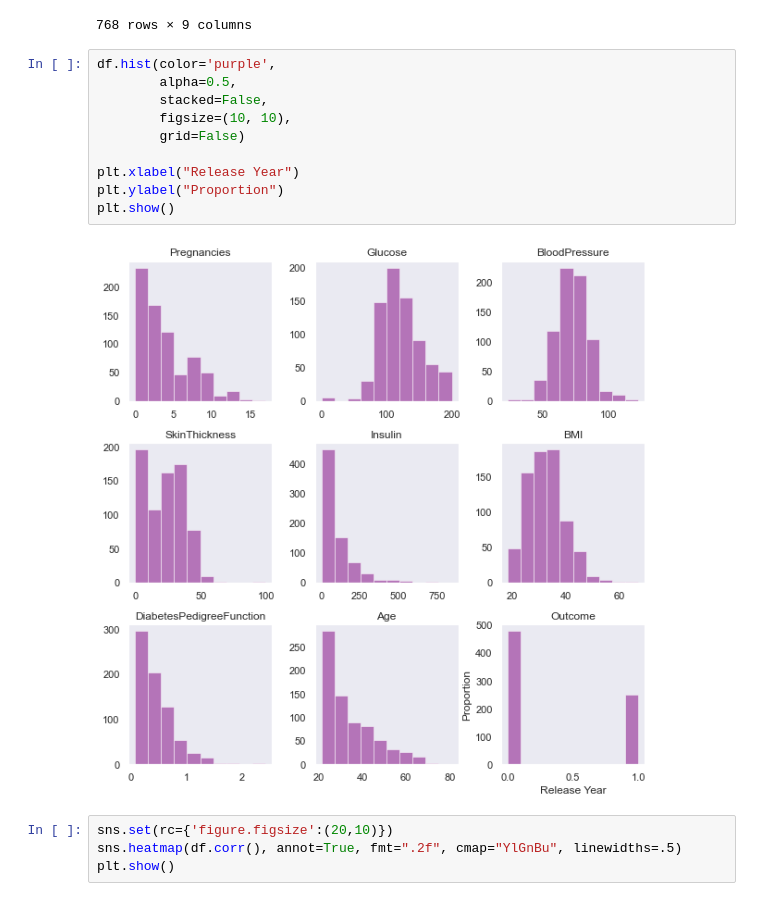
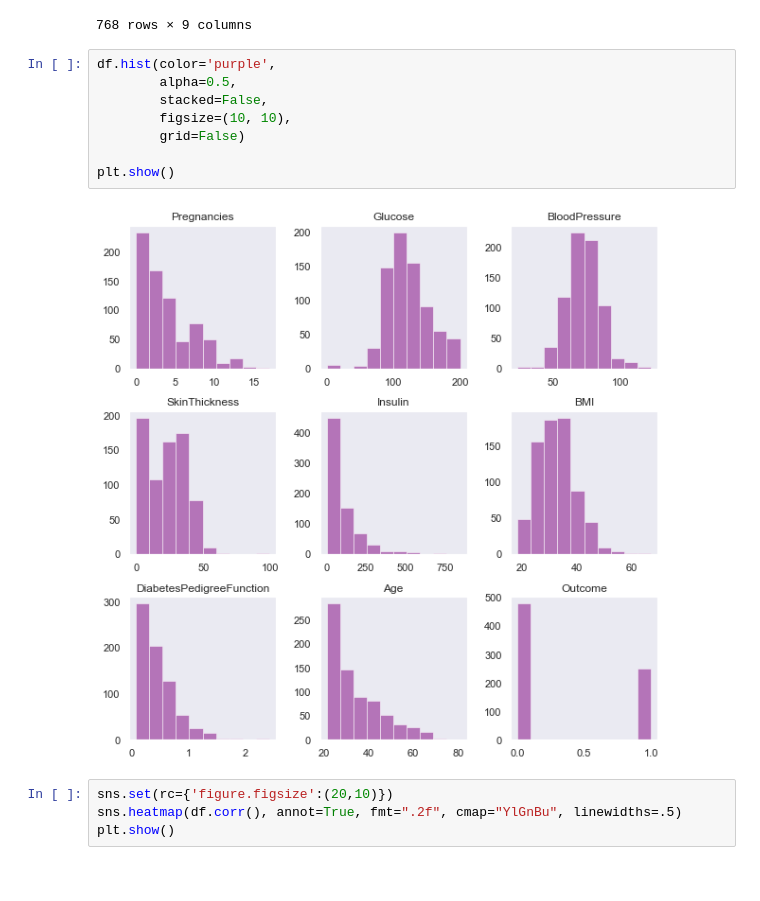
Before and after one commit to dunja274/UZOP-diabetes-prediction, a Jupyter notebook: diabetes.ipynb, the cells around one changed output. Drawn from its saved outputs; the diff is of its cells as text.

```diff
--- a/diabetes.ipynb
+++ b/diabetes.ipynb
@@ -28,15 +28,13 @@ df
 # %%
 df.hist(color='purple',
         alpha=0.5,
         stacked=False,
         figsize=(10, 10),
         grid=False)
 
-plt.xlabel("Release Year")
-plt.ylabel("Proportion")
 plt.show()
 # %% [output]
-[figure, old version]
+[figure, new version]
 # %%
 sns.set(rc={'figure.figsize':(20,10)})
 sns.heatmap(df.corr(), annot=True, fmt=".2f", cmap="YlGnBu", linewidths=.5)
```
